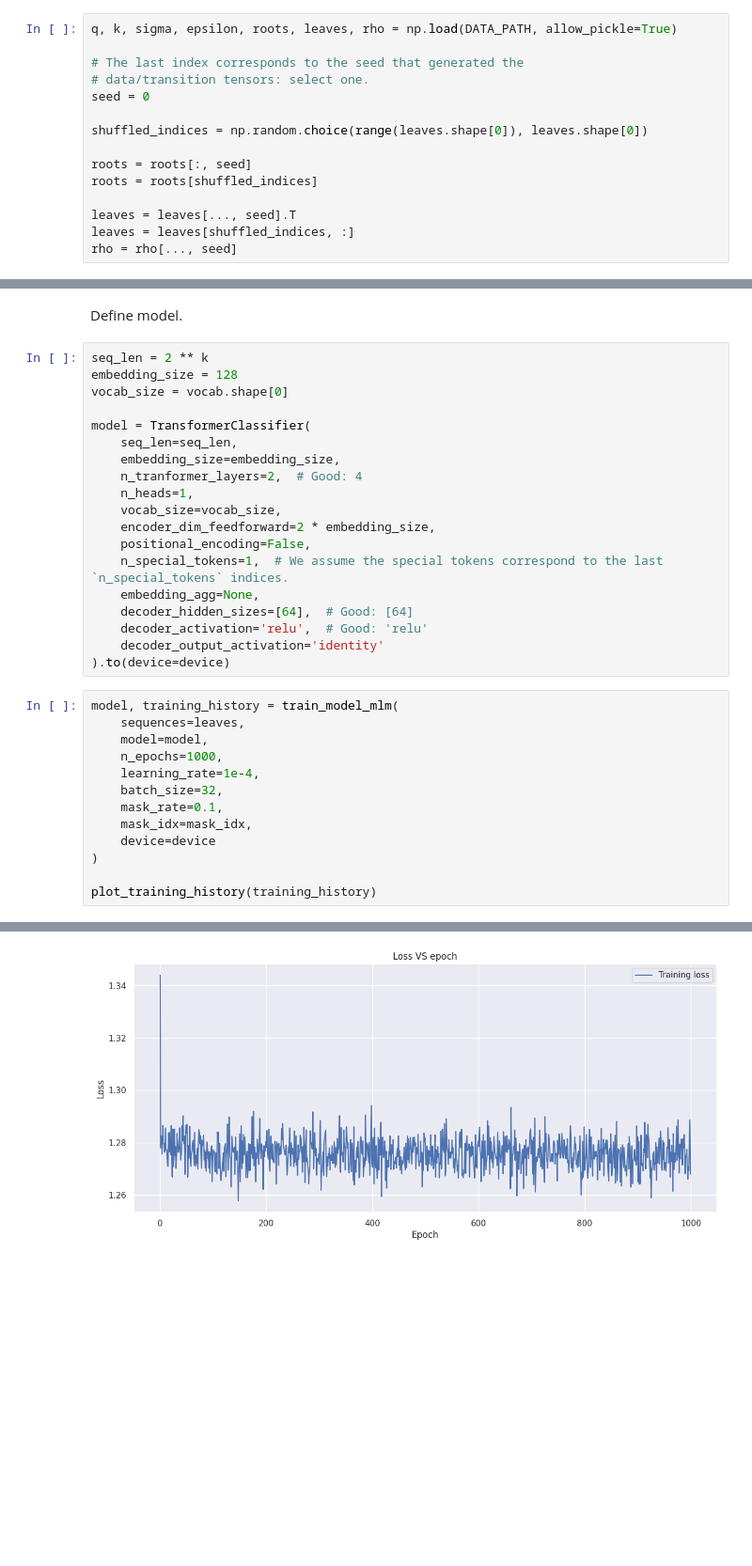
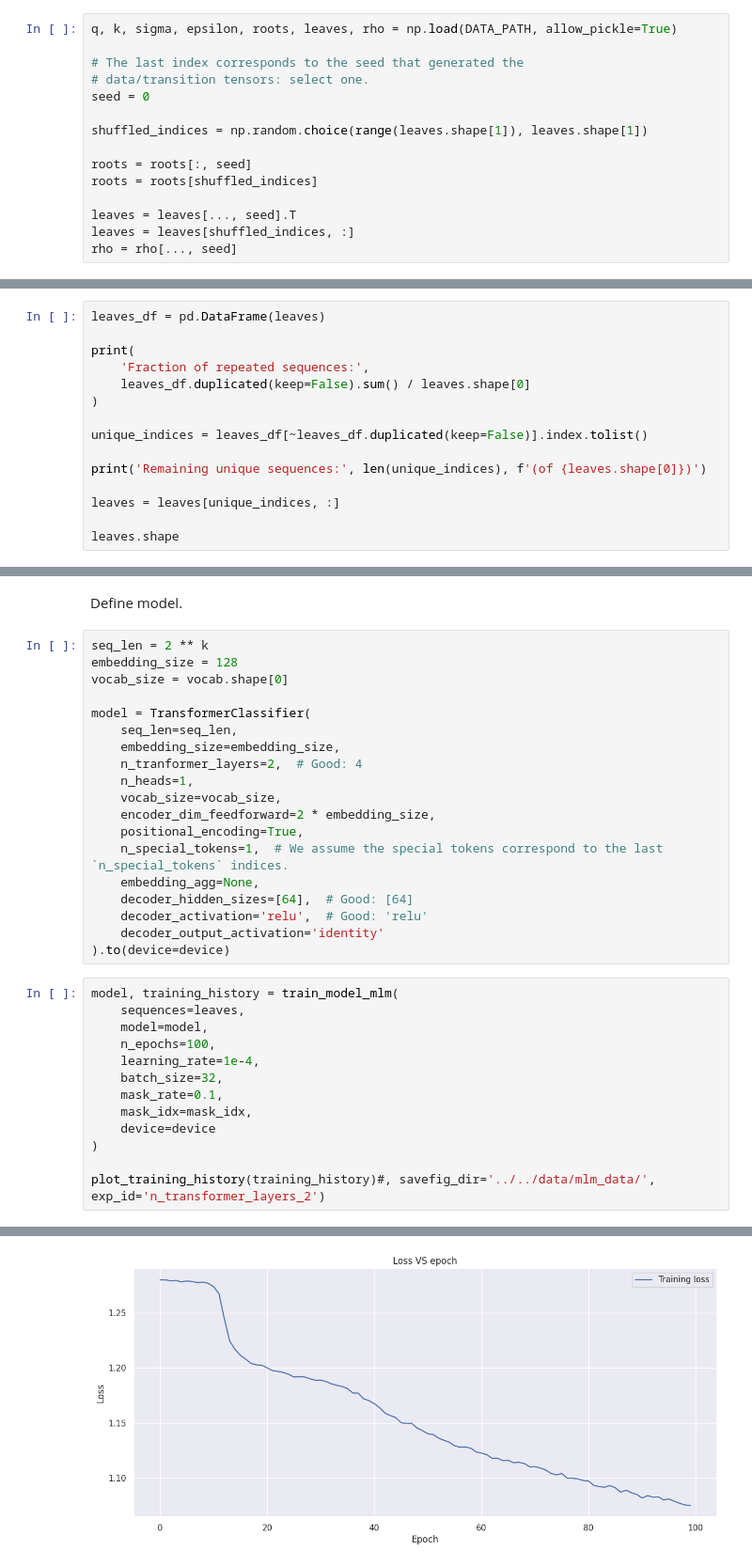
Before and after one commit to emanuele-moscato/tree-language, a Jupyter notebook: notebooks/language_modeling/encoder_pretraining.ipynb, the cells around one changed output, grey strips where cells are left out. Shown at 94% size. Drawn from its saved outputs; the diff is of its cells as text; blank space fills up the shorter version.

```diff
--- a/notebooks/language_modeling/encoder_pretraining.ipynb
+++ b/notebooks/language_modeling/encoder_pretraining.ipynb
@@ -36,7 +37,7 @@ q, k, sigma, epsilon, roots, leaves, rho = np.load(DATA_PATH, allow_pickle=True)
 # data/transition tensors: select one.
 seed = 0
 
-shuffled_indices = np.random.choice(range(leaves.shape[0]), leaves.shape[0])
+shuffled_indices = np.random.choice(range(leaves.shape[1]), leaves.shape[1])
 
 roots = roots[:, seed]
 roots = roots[shuffled_indices]
@@ -46,0 +52,15 @@ rho = rho[..., seed]
+# %%
+leaves_df = pd.DataFrame(leaves)
+
+print(
+    'Fraction of repeated sequences:',
+    leaves_df.duplicated(keep=False).sum() / leaves.shape[0]
+)
+
+unique_indices = leaves_df[~leaves_df.duplicated(keep=False)].index.tolist()
+
+print('Remaining unique sequences:', len(unique_indices), f'(of {leaves.shape[0]})')
+
+leaves = leaves[unique_indices, :]
+
+leaves.shape
@@ -74,7 +98,7 @@ model = TransformerClassifier(
     n_heads=1,
     vocab_size=vocab_size,
     encoder_dim_feedforward=2 * embedding_size,
-    positional_encoding=False,
+    positional_encoding=True,
     n_special_tokens=1,  # We assume the special tokens correspond to the last `n_special_tokens` indices.
     embedding_agg=None,
     decoder_hidden_sizes=[64],  # Good: [64]
@@ -85,7 +109,7 @@ model = TransformerClassifier(
 model, training_history = train_model_mlm(
     sequences=leaves,
     model=model,
-    n_epochs=1000,
+    n_epochs=100,
     learning_rate=1e-4,
     batch_size=32,
     mask_rate=0.1,
@@ -93,5 +117,5 @@ model, training_history = train_model_mlm(
     device=device
 )
 
-plot_training_history(training_history)
+plot_training_history(training_history)#, savefig_dir='../../data/mlm_data/', exp_id='n_transformer_layers_2')
 # %% [output]
@@ -100 +124 @@ plot_training_history(training_history)
-[figure, old version]
+[figure, new version]
```
Also changed, not shown: parts of 6 cells of this notebook.
